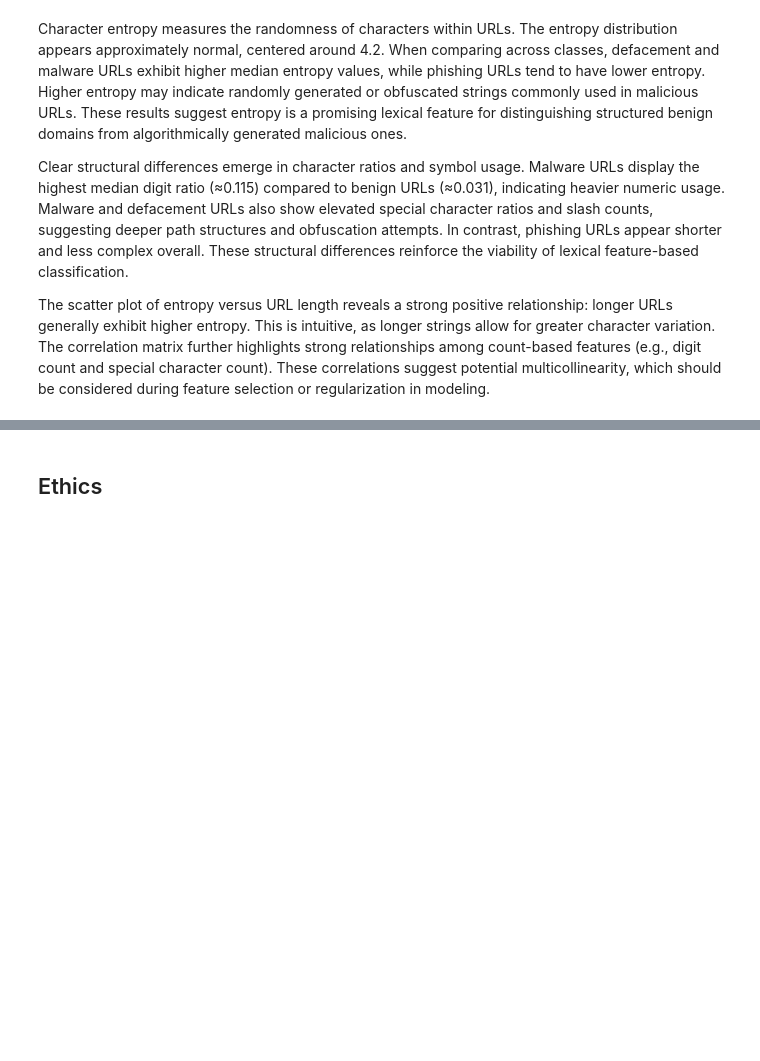
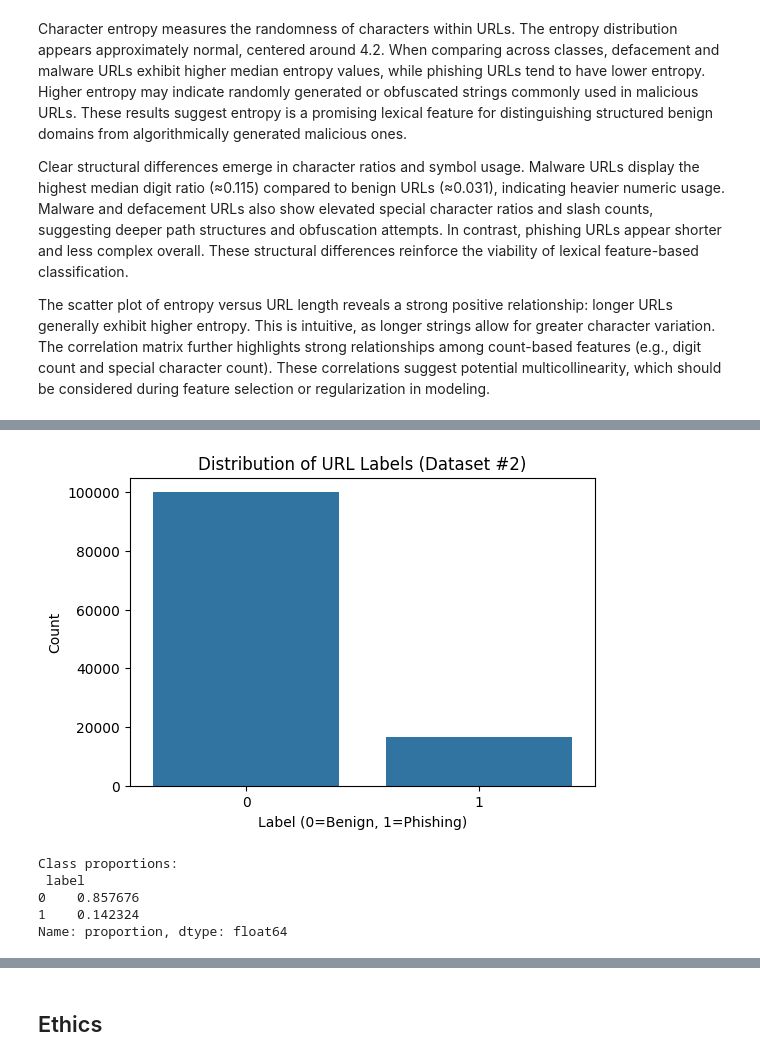
Before and after one commit to COGS108/Group132_WI26, a Jupyter notebook: 02-EDACheckpoint.ipynb, the cells around one changed output, grey strips where cells are left out. Cells and saved outputs as stored; diff of their text form; code cells hidden in the pictures; blank space fills up the shorter version.

Commit message:
EDA for Dataset 2

```diff
--- a/02-EDACheckpoint.ipynb
+++ b/02-EDACheckpoint.ipynb
@@ -704,0 +697,16 @@ In this section, we will
+# %%
+## YOUR CODE HERE
+## FEEL FREE TO ADD MULTIPLE CELLS PER SECTION
+
+import pandas as pd
+import numpy as np
+import matplotlib.pyplot as plt
+import seaborn as sns
+
+# Load the fully wrangled Dataset #2
+df2 = pd.read_csv('data/02-processed/URL_Phish_Final.csv')
+
+# Basic data check
+print("Dataset #2 Shape:", df2.shape)
+display(df2.head())
+print("\nData types:\n", df2.dtypes)
@@ -704,0 +739,17 @@ In this section, we will
+# %%
+# confirming the class imbalance noted in the data overview
+plt.figure(figsize=(6,4))
+sns.countplot(data=df2, x="label")
+plt.title("Distribution of URL Labels (Dataset #2)")
+plt.xlabel("Label (0=Benign, 1=Phishing)")
+plt.ylabel("Count")
+plt.show()
+
+print("\nClass proportions:\n", df2['label'].value_counts(normalize=True))
+# %% [output]
+[figure, added]
+Class proportions:
+ label
+0    0.857676
+1    0.142324
+Name: proportion, dtype: float64
```
Also changed, not shown: parts of 12 cells of this notebook.
